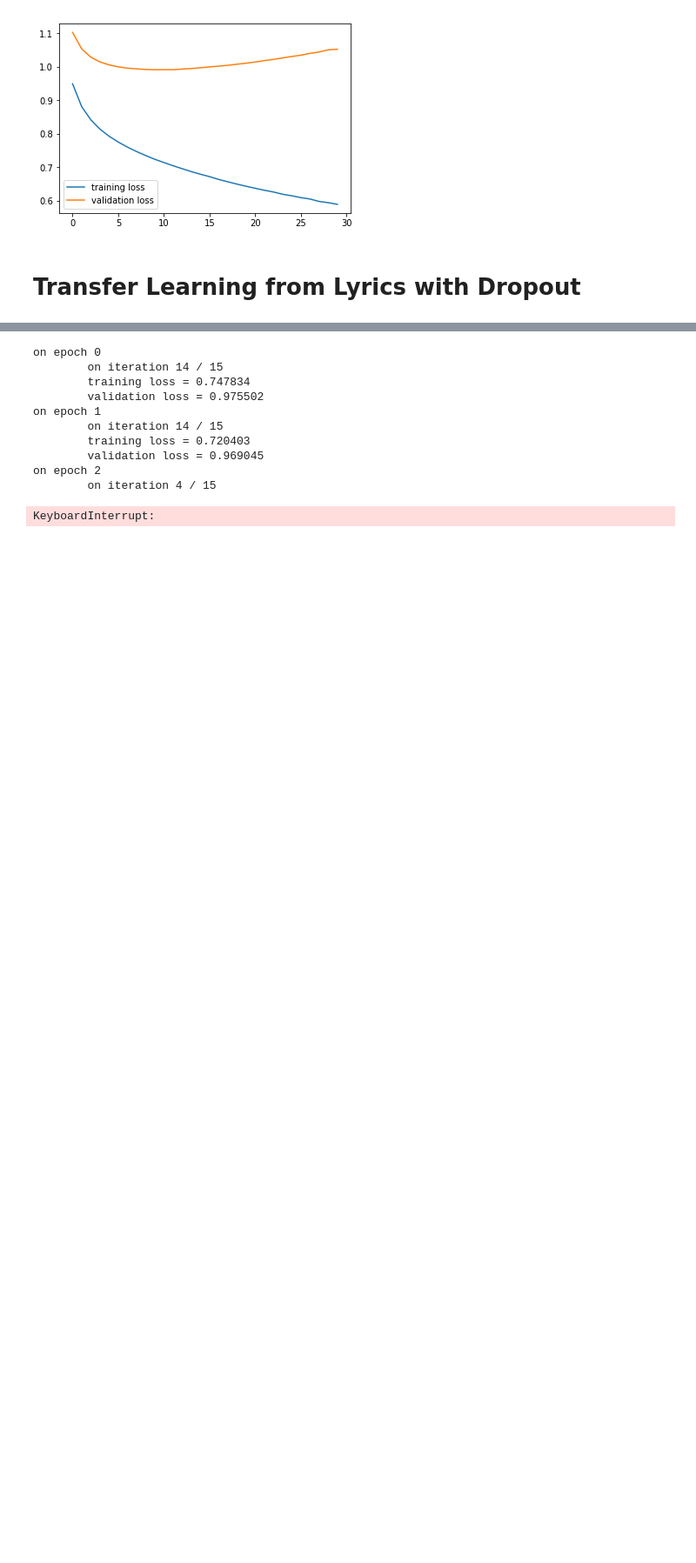
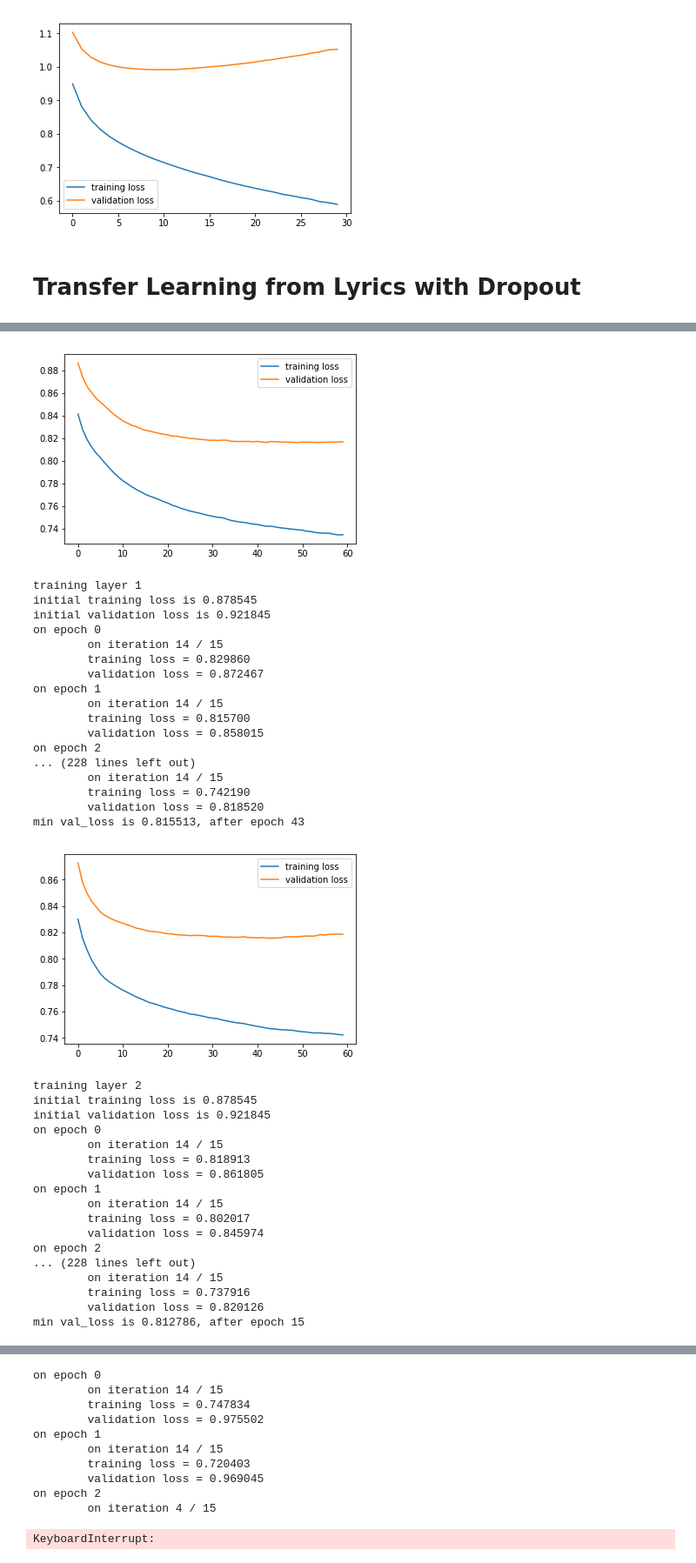
Before and after one commit to AlexDFischer/LSTM-Transfer-Learning, a Jupyter notebook: LSTM-Beatles.ipynb, the cells around one changed output, grey strips where cells are left out. Shown at 87% size. Saved outputs shown, nothing was run; the diff lists cells and outputs as text; code cells hidden in the pictures; blank space fills up the shorter version.

```diff
--- a/LSTM-Beatles.ipynb
+++ b/LSTM-Beatles.ipynb
@@ -885,7 +700,7 @@ min val_loss is 0.991288, after epoch 9
 # %% [markdown]
 # Transfer Learning from Lyrics with Dropout
 # %%
-epochs = 30
+epochs = 60
 layers = [0, 1, 2]
 gt_losses = np.zeros((len(layers), epochs))
 gv_losses = np.zeros((len(layers), epochs))
@@ -931,0 +747,36 @@ on epoch 3
+[figure, added]
+training layer 1
+initial training loss is 0.878545
+initial validation loss is 0.921845
+on epoch 0
+        on iteration 14 / 15
+        training loss = 0.829860
+        validation loss = 0.872467
+on epoch 1
+        on iteration 14 / 15
+        training loss = 0.815700
+        validation loss = 0.858015
+on epoch 2
+... (228 lines left out)
+        on iteration 14 / 15
+        training loss = 0.742190
+        validation loss = 0.818520
+min val_loss is 0.815513, after epoch 43
+[figure, added]
+training layer 2
+initial training loss is 0.878545
+initial validation loss is 0.921845
+on epoch 0
+        on iteration 14 / 15
+        training loss = 0.818913
+        validation loss = 0.861805
+on epoch 1
+        on iteration 14 / 15
+        training loss = 0.802017
+        validation loss = 0.845974
+on epoch 2
+... (228 lines left out)
+        on iteration 14 / 15
+        training loss = 0.737916
+        validation loss = 0.820126
+min val_loss is 0.812786, after epoch 15
```
Also changed, not shown: parts of 5 cells of this notebook.
